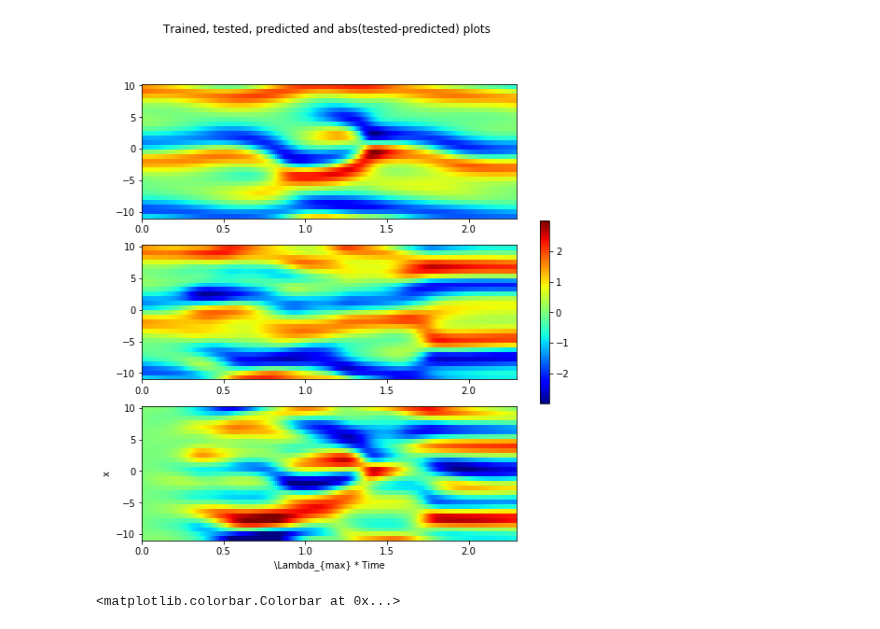
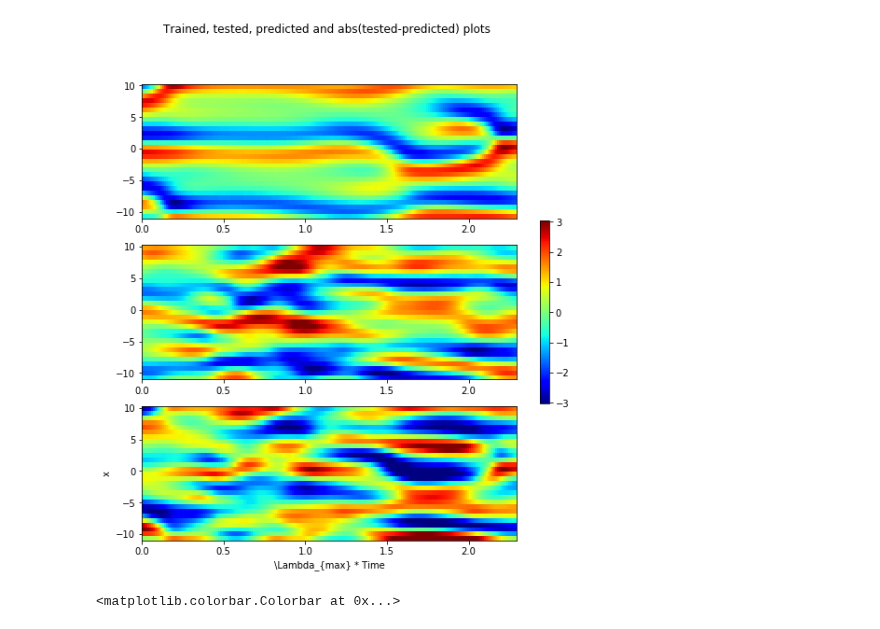
Before and after one commit to jon-dong/reservoir-computing-python, a Jupyter notebook: kuramoto_sivashinsky_matlab.ipynb, the cells around one changed output. Cells and saved outputs as stored; diff of their text form; code cells hidden in the pictures.

```diff
--- a/kuramoto_sivashinsky_matlab.ipynb
+++ b/kuramoto_sivashinsky_matlab.ipynb
@@ -40,7 +39,7 @@ ks_data_origin, xx, tt = data1D.kuramoto_sivashinsky_matlab(sequence_length=n_tr
 ks_data_train = ks_data_origin[:, :n_train, :]
 input_shape=ks_data_train.shape
 # %%
-b = Reservoir(n_res=2000, res_scale=.1, res_encoding=None, res_enc_param=np.pi,
+b = Reservoir(n_res=500, res_scale=.1, res_encoding=None, res_enc_param=np.pi,
               input_scale=1, input_encoding=None,
               random_projection='simulation', weights_type='gaussian',
               activation_fun='tanh', activation_param=10,
@@ -64,13 +63,11 @@ Training score: 0.9998529853558454
 # ks_data, _, _ = data1D.kuramoto_sivashinsky_matlab(sequence_length=1000, n_sequence=1, spatial_points=spatial_points)
 # ks_data_test = ks_data_origin[:, n_train:n_train+n_test, :]
 ks_data_test, _, _ = data1D.kuramoto_sivashinsky_matlab(sequence_length=n_test, n_sequence=n_sequence, spatial_points=spatial_points)
-
 # Algorithm testing
 # ref_horizon = 200
-parallel = 300
 b.forget = forget
 b.parallel_runs = parallel_runs
-pred_output, rmse, rmse_vec = b.predict_and_score(ks_data_test, detailed_score=True, parallel=parallel)
+pred_output, rmse, rmse_vec = b.predict_and_score(ks_data_test, detailed_score=True)
 # print(pred_output[:4, :5])
 # print(rmse.shape)
 print(rmse_vec[:5])
@@ -130,52 +109,51 @@ else:
 # %%
-if refreshing:
-    n_input = 0
-    # i=0
-    # time = (tt[0:n_input] if i==0 else tt[0:total_pred])*lyap_exp
-    # total_pred = b.pred_horizon*b.rec_pred_steps
-    total_pred = b.rec_pred_steps
-    # print(total_pred)
+n_input = 700
+# i=0
+# time = (tt[0:n_input] if i==0 else tt[0:total_pred])*lyap_exp
+# total_pred = b.pred_horizon*b.rec_pred_steps
+total_pred = b.rec_pred_steps
+# print(total_pred)
 
-    # n_input = 500 #round(pred_output.shape[0]/2-300)
+# n_input = 500 #round(pred_output.shape[0]/2-300)
 
-    input_data = ks_data_test[0, b.forget:b.forget+total_pred, :]
+input_data = ks_data_test[0, b.forget:b.forget+total_pred, :]
 
-    targetted_data = ks_data_test[0, n_input+b.forget:n_input+b.forget+total_pred, :]
+targetted_data = ks_data_test[0, n_input+b.forget:n_input+b.forget+total_pred, :]
 
-    prediction = pred_output[0, :].reshape(targetted_data.shape)
+prediction = pred_output[n_input, :].reshape(targetted_data.shape)
 
-    vmax = max(abs(np.concatenate((targetted_data,input_data)).flatten()))
-    vmin = -vmax
+vmax = max(abs(np.concatenate((targetted_data,input_data)).flatten()))
+vmin = -vmax
 
-    # plot training data
-    fig, axs = plt.subplots(3, 1, sharex=False, figsize=(9,9))
-    plt.suptitle('Trained, tested, predicted and abs(tested-predicted) plots                       ')
-    plt.ylabel('x')
-    plt.xlabel('\Lambda_{max} * Time')
-    # print(targetted_data.shape)
-    # print(prediction.shape)
-    # datum = [input_data, targetted_data, prediction, np.abs(targetted_data-prediction)]
-    datum = [targetted_data, prediction, targetted_data-prediction]
-    # print(datum[0].shape)
-    # time = (tt[0:n_input+b.forget] if i==0 else tt[0:total_pred])*lyap_exp
-    # xx_axs, time_axs = np.mgrid[xx, time]
-    xx_axs = np.zeros((spatial_points, total_pred))
-    time_axs = np.zeros((spatial_points, total_pred))
-    for i in range(total_pred):
-        xx_axs[:, i] = xx
-    for i in range(spatial_points):
-        time_axs[i, :] = (tt[n_input+b.forget:n_input+b.forget+total_pred]-tt[n_input+b.forget])*lyap_exp
-    for i in range(3):
-        # im=axs[i].pcolormesh(time, xx, datum[i].T, cmap='viridis', vmin=vmin, vmax=vmax)
-        im=axs[i].pcolormesh(time_axs, xx_axs, datum[i].T, cmap=plt.get_cmap('jet'), vmin=vmin, vmax=vmax)
-    fig.colorbar(im, ax=axs.ravel().tolist(), shrink=0.4)
+# plot training data
+fig, axs = plt.subplots(3, 1, sharex=False, figsize=(9,9))
+plt.suptitle('Trained, tested, predicted and abs(tested-predicted) plots                       ')
+plt.ylabel('x')
+plt.xlabel('\Lambda_{max} * Time')
+# print(targetted_data.shape)
+# print(prediction.shape)
+# datum = [input_data, targetted_data, prediction, np.abs(targetted_data-prediction)]
+datum = [targetted_data, prediction, targetted_data-prediction]
+# print(datum[0].shape)
+# time = (tt[0:n_input+b.forget] if i==0 else tt[0:total_pred])*lyap_exp
+# xx_axs, time_axs = np.mgrid[xx, time]
+xx_axs = np.zeros((spatial_points, total_pred))
+time_axs = np.zeros((spatial_points, total_pred))
+for i in range(total_pred):
+    xx_axs[:, i] = xx
+for i in range(spatial_points):
+    time_axs[i, :] = (tt[n_input+b.forget:n_input+b.forget+total_pred]-tt[n_input+b.forget])*lyap_exp
+for i in range(3):
+    # im=axs[i].pcolormesh(time, xx, datum[i].T, cmap='viridis', vmin=vmin, vmax=vmax)
+    im=axs[i].pcolormesh(time_axs, xx_axs, datum[i].T, cmap=plt.get_cmap('jet'), vmin=vmin, vmax=vmax)
+fig.colorbar(im, ax=axs.ravel().tolist(), shrink=0.4)
 
-    # plt.figure(3,figsize=(9,2.5))
-    # im=plt.pcolormesh(time_axs, xx_axs, datum[2].T, cmap='gray')
-    # plt.colorbar(im)
-    # # plt.savefig('DND_input_data.png')
+# plt.figure(3,figsize=(9,2.5))
+# im=plt.pcolormesh(time_axs, xx_axs, datum[2].T, cmap='gray')
+# plt.colorbar(im)
+# # plt.savefig('DND_input_data.png')
 # %% [output]
-[figure, old version]
+[figure, new version]
 # %%
 n_input = 10
 # i=0
```
Also changed, not shown: parts of 4 cells of this notebook, 1 other file.
